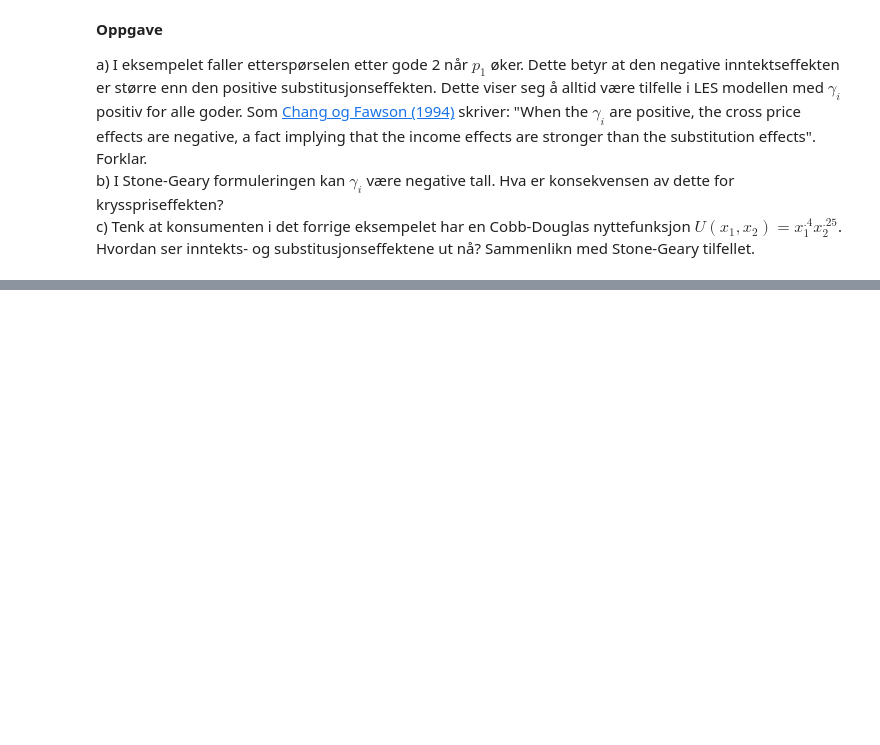
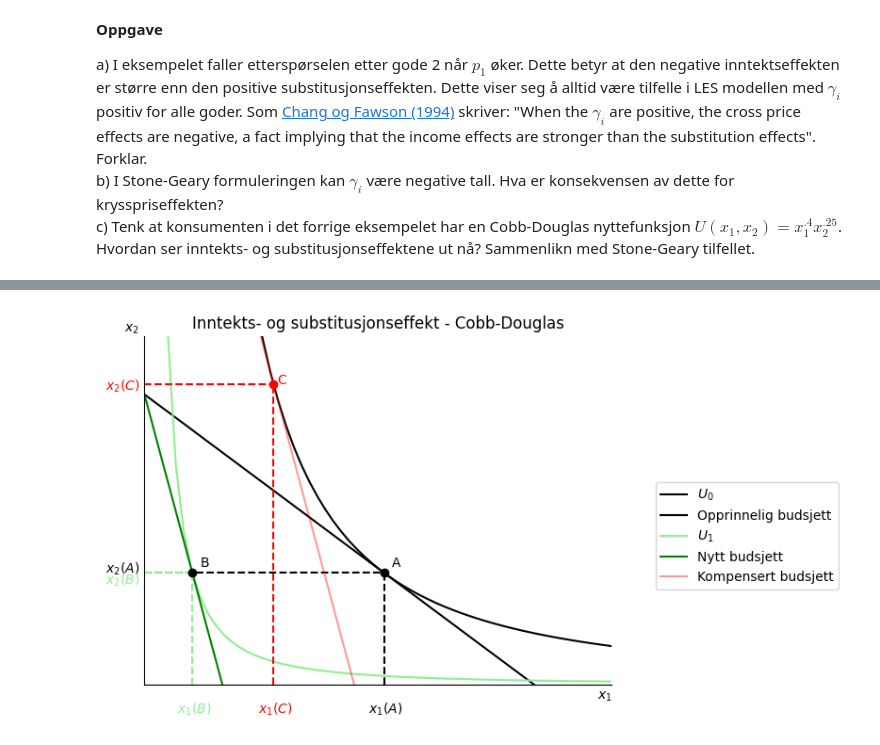
Before and after one commit to DanielFabioG/SOK-1003-og-SOK-1006, a Jupyter notebook: sok-1006/Arbeidskrav/Arbeidskrav9.ipynb, the cells around one changed output, grey strips where cells are left out. Saved outputs shown, nothing was run; the diff lists cells and outputs as text; code cells hidden in the pictures; blank space fills up the shorter version.

```diff
--- a/sok-1006/Arbeidskrav/Arbeidskrav9.ipynb
+++ b/sok-1006/Arbeidskrav/Arbeidskrav9.ipynb
@@ -591,0 +503,5 @@ ax.legend(bbox_to_anchor=(1.5,0.6));
+# %%
+# symboler
+x_1, x_2, a, b, U_0 =sp.symbols("x_1 x_2 a b U_0", real=True, positive=True)
+U=x_1**a*x_2**b
+U
@@ -591,0 +661,17 @@ ax.legend(bbox_to_anchor=(1.5,0.6));
+# %%
+x_1_eq_komp = float(x_1_eq.subs([(a, .4), (b, .25), (m, 269.24), (p_1, 10), (p_2, 2)]))
+x_2_eq_komp = float(x_2_eq.subs([(a, .4), (b, .25), (m, 269.24), (p_1, 10), (p_2, 2)]))
+
+ax.plot(x, budsjett(269.24, x, 10, 2), color='red', alpha=.4, label='Kompensert budsjett')
+
+ax.vlines(x_1_eq_komp, 0, x_2_eq_komp, ls='dashed', color='red')
+ax.hlines(x_2_eq_komp, 0, x_1_eq_komp, ls='dashed', color='red')
+
+ax.annotate('$x_1(C)$', (x_1_eq_komp-2, -5), color='red', annotation_clip=False)
+ax.annotate('$x_2(C)$', (-5, x_2_eq_komp-1), color= 'red', annotation_clip=False)
+ax.annotate('C', (x_1_eq_komp+.5,x_2_eq_komp), color='red')
+ax.plot(x_1_eq_komp, x_2_eq_komp , marker='o', color='red')
+ax.legend(bbox_to_anchor=(1.5,0.6));
+fig
+# %% [output]
+[figure, added]
```
Also changed, not shown: parts of 23 cells of this notebook.
